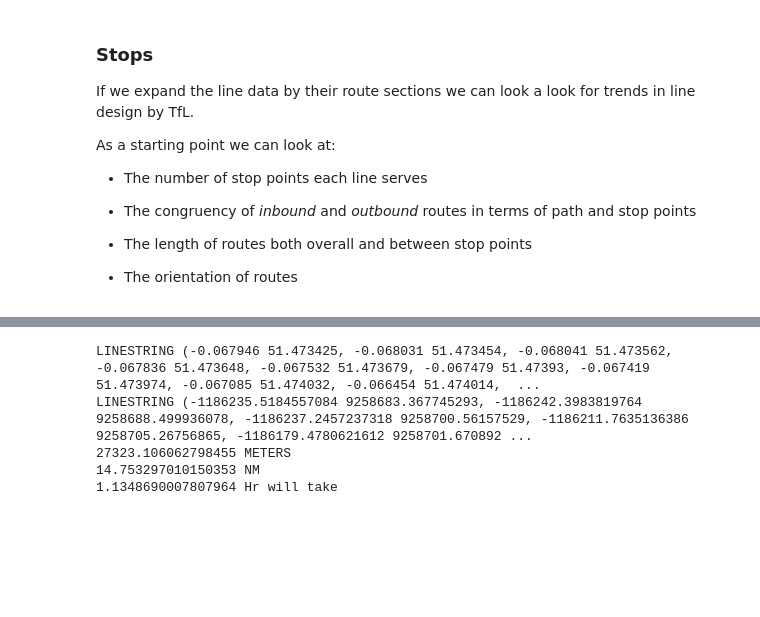
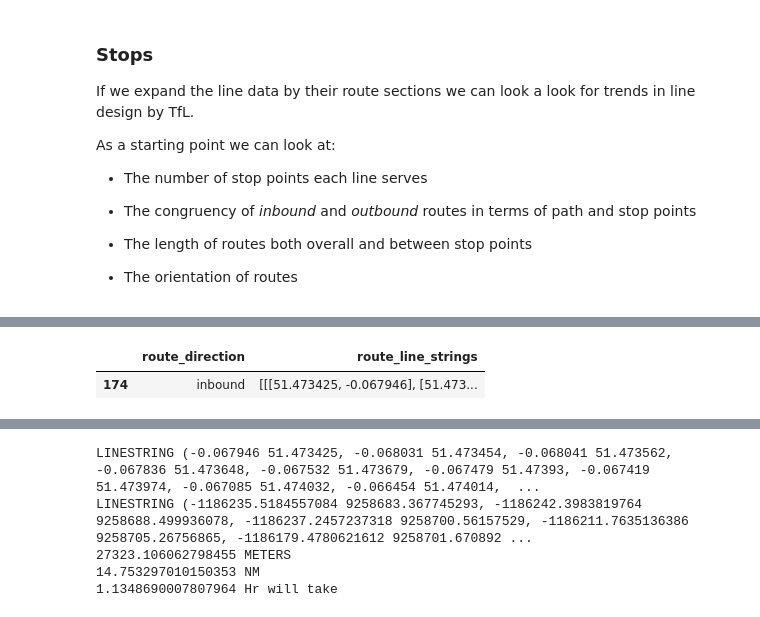
Before and after one commit to pilchard/tfl-lump, a Jupyter notebook: docs/home.ipynb, the cells around one changed output, grey strips where cells are left out. Drawn from its saved outputs; the diff is of its cells as text; code cells hidden in the pictures; blank space fills up the shorter version.

```diff
--- a/docs/home.ipynb
+++ b/docs/home.ipynb
@@ -238,0 +243,20 @@ bus_177
+# %%
+line_ids = ["177"]
+directions = ["inbound"]
+
+line_routes = bus_routes_df.loc[
+    (bus_routes_df["id"].isin(line_ids))
+    & (bus_routes_df["route_direction"].isin(directions)),
+    ["route_direction", "route_line_strings"],
+].copy()
+
+
+line_routes["route_line_strings"] = line_routes["route_line_strings"].map(
+    parse_linestrings
+)
+
+
+line_routes.head()
+# %% [output]
+|  | route_direction | route_line_strings |
+| 174 | inbound | [[[51.473425, -0.067946], [51.473... |
```
Also changed, not shown: parts of 10 cells of this notebook, 3 other files.
